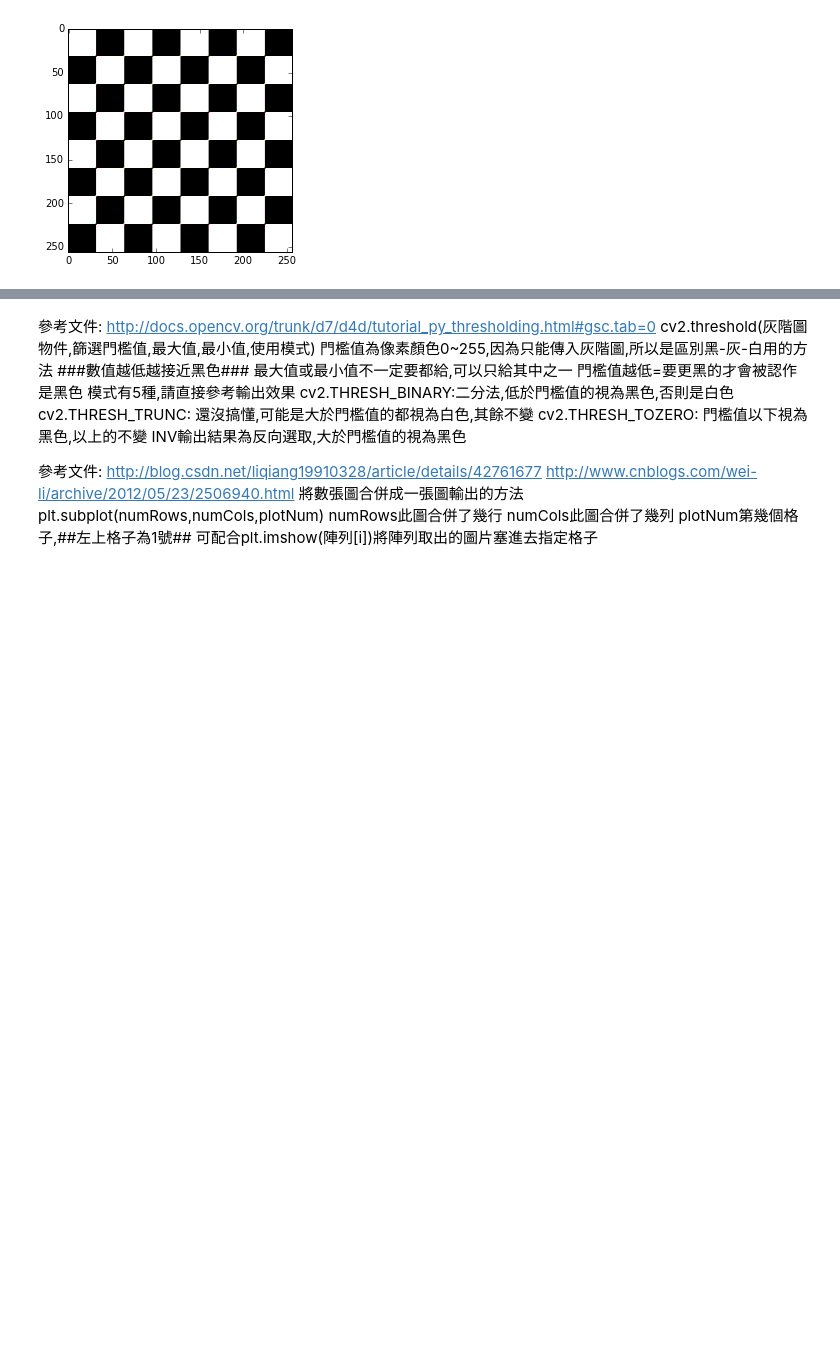
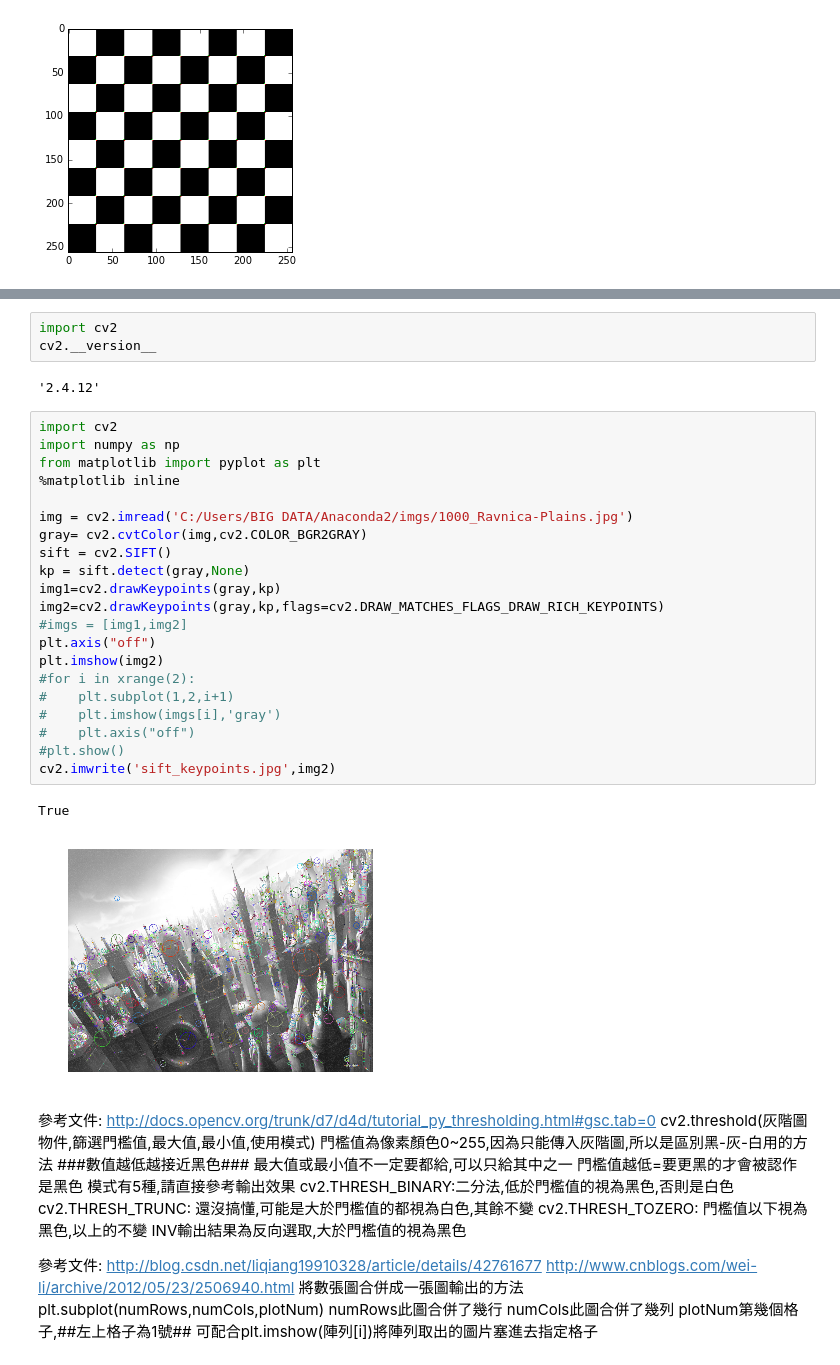
Before and after one commit to drbrhbym/iii, a Jupyter notebook: opencv_test.ipynb, the cells around one changed output, grey strips where cells are left out. Cells and saved outputs as stored; diff of their text form; blank space fills up the shorter version.

```diff
--- a/opencv_test.ipynb
+++ b/opencv_test.ipynb
@@ -307,3 +445,32 @@ plt.imshow(img)
+# %%
+import cv2
+cv2.__version__
+# %% [output]
+'2.4.12'
+# %%
+import cv2
+import numpy as np
+from matplotlib import pyplot as plt
+%matplotlib inline
+
+img = cv2.imread('C:/Users/BIG DATA/Anaconda2/imgs/1000_Ravnica-Plains.jpg')
+gray= cv2.cvtColor(img,cv2.COLOR_BGR2GRAY)
+sift = cv2.SIFT()
+kp = sift.detect(gray,None)
+img1=cv2.drawKeypoints(gray,kp)
+img2=cv2.drawKeypoints(gray,kp,flags=cv2.DRAW_MATCHES_FLAGS_DRAW_RICH_KEYPOINTS)
+#imgs = [img1,img2]
+plt.axis("off")
+plt.imshow(img2)
+#for i in xrange(2):
+#    plt.subplot(1,2,i+1)
+#    plt.imshow(imgs[i],'gray')
+#    plt.axis("off")
+#plt.show()
+cv2.imwrite('sift_keypoints.jpg',img2)
+# %% [output]
+True
+[figure, added]
 # %% [markdown]
 參考文件:
 http://docs.opencv.org/trunk/d7/d4d/tutorial_py_thresholding.html#gsc.tab=0
```
Also changed, not shown: parts of 13 cells of this notebook.
